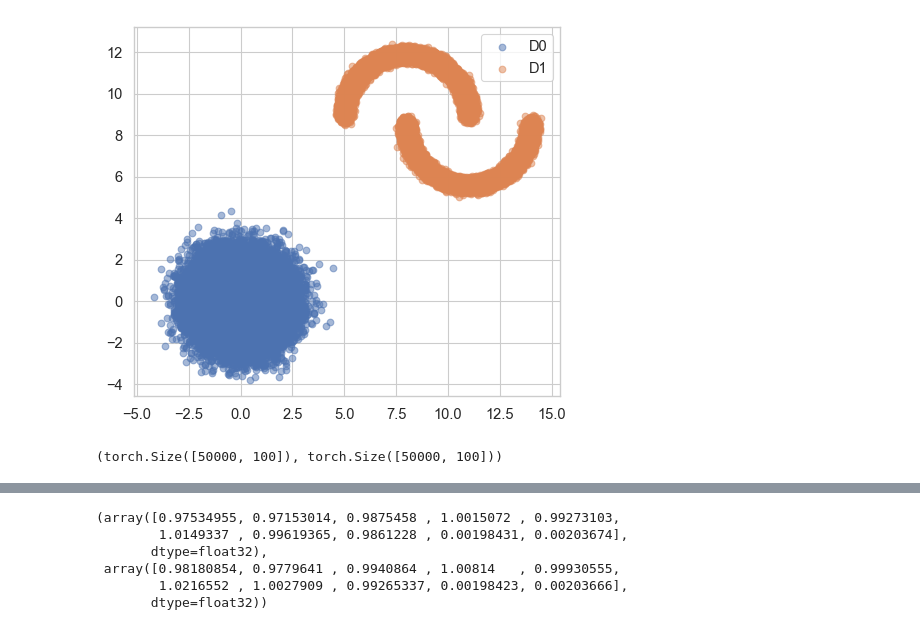
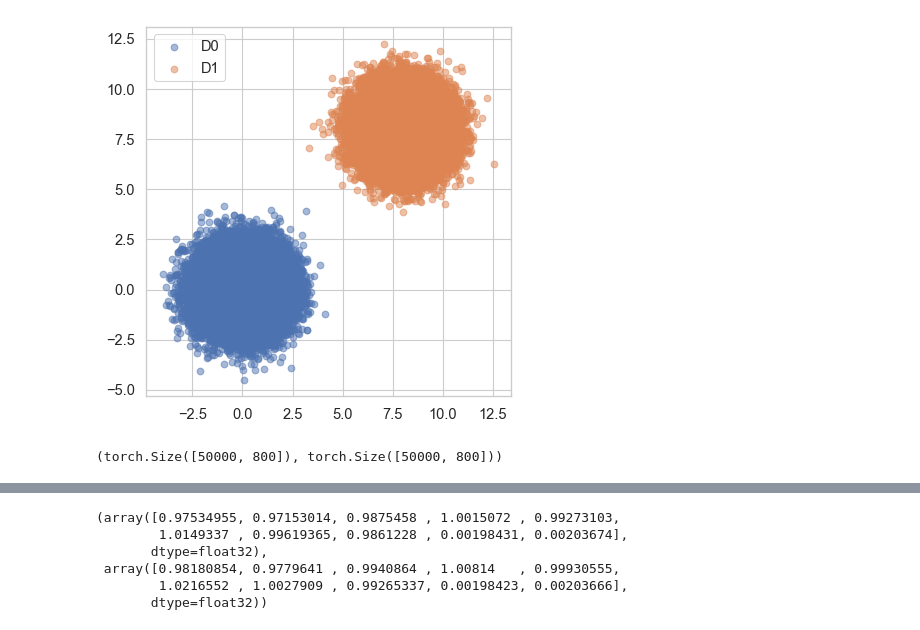
Before and after one commit to roysaptaumich/Low-dim-RF, a Jupyter notebook: low_rank_Gaussian_experiments.ipynb, the cells around one changed output, grey strips where cells are left out. Saved outputs shown, nothing was run; the diff lists cells and outputs as text; code cells hidden in the pictures.

```diff
--- a/low_rank_Gaussian_experiments.ipynb
+++ b/low_rank_Gaussian_experiments.ipynb
@@ -55,37 +47,40 @@ plt.show()
 # %%
 from sklearn.datasets import make_moons
 from data_generator import generate_data
 #####################################
 n_samples = 50000
-INPUT_DIM = 100
+INPUT_DIM = 800
 RANK = 8
 CENTER = torch.ones(INPUT_DIM) * 8.0
-TYPE = 'two_moons'  # 'low_rank_Gaussian' or 'two_moons'
+TYPE = 'low_rank_Gaussian'  # 'low_rank_Gaussian' or 'two_moons'
+
+NUM_STEPS = 100 # Number of time steps for sampling
+NUM_SAMPLES = 2000 # Number of samples to Generate
 #####################################
 
 pi_0 = dist.MultivariateNormal(torch.zeros(INPUT_DIM, device=device), torch.eye(INPUT_DIM, device=device))
 D0 = pi_0.sample([n_samples])
 D1 = generate_data(TYPE, n_samples, INPUT_DIM, RANK, CENTER, device=device)
 
 
 
 
 plt.scatter(D0[:, 0].cpu().numpy(), D0[:, 1].cpu().numpy(), alpha=0.5, label='D0')
 plt.scatter(D1[:, 0].cpu().numpy(), D1[:, 1].cpu().numpy(), alpha=0.5, label='D1')
 plt.legend()
 #plt.xlim(-5, 18)
 #plt.ylim(-8, 8)
 plt.gca().set_aspect('equal', adjustable='box')
 plt.show()
 
 
 # Generating two moon dataset for training
 # %% [output]
-[figure, old version]
+[figure, new version]
 # %%
 D0.shape, D1.shape
 # %% [output]
-(torch.Size([50000, 100]), torch.Size([50000, 100]))
+(torch.Size([50000, 800]), torch.Size([50000, 800]))
 # %%
 from RFmodules import rf_trainer
 from rectified_flow.models.toy_mlp import MLPVelocity
```
Also changed, not shown: parts of 15 cells of this notebook, 4 other files.
